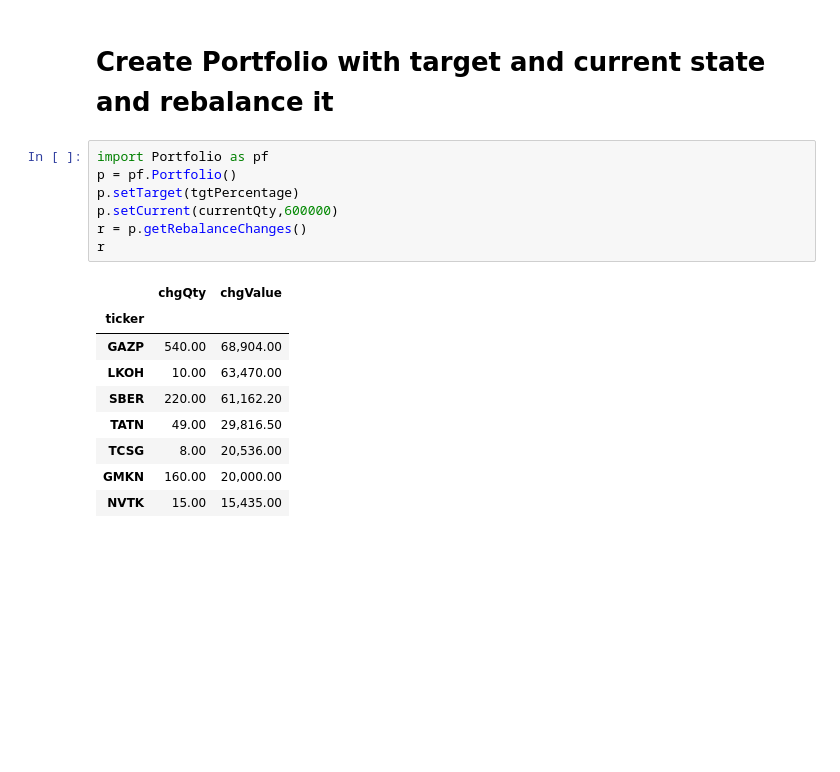
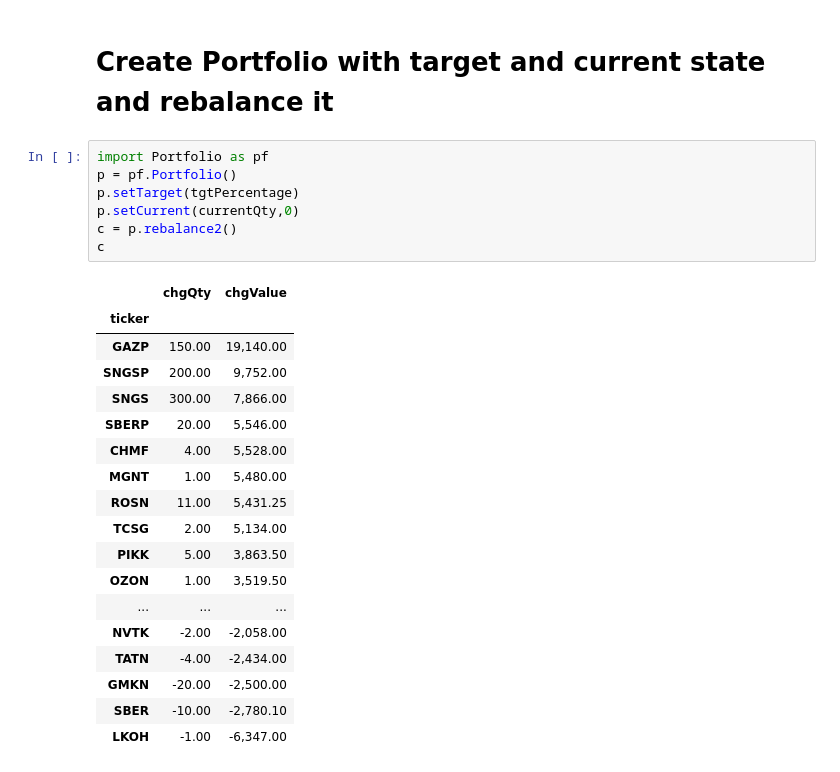
Before and after one commit to valerylobanov/StockRebalancer, a Jupyter notebook: MoexRebalancer.ipynb, the cells around one changed output. Drawn from its saved outputs; the diff is of its cells as text; blank space fills up the shorter version.

```diff
--- a/MoexRebalancer.ipynb
+++ b/MoexRebalancer.ipynb
@@ -39,18 +39,27 @@ currentQty.head()
 # %%
 import Portfolio as pf
 p = pf.Portfolio()
 p.setTarget(tgtPercentage)
-p.setCurrent(currentQty,600000)
-r = p.getRebalanceChanges()
-r
+p.setCurrent(currentQty,0)
+c = p.rebalance2()
+c
 # %% [output]
 |  | chgQty | chgValue |
 | ticker |  |  |
-| GAZP | 540.00 | 68,904.00 |
-| LKOH | 10.00 | 63,470.00 |
-| SBER | 220.00 | 61,162.20 |
-| TATN | 49.00 | 29,816.50 |
-| TCSG | 8.00 | 20,536.00 |
-| GMKN | 160.00 | 20,000.00 |
-| NVTK | 15.00 | 15,435.00 |
+| GAZP | 150.00 | 19,140.00 |
+| SNGSP | 200.00 | 9,752.00 |
+| SNGS | 300.00 | 7,866.00 |
+| SBERP | 20.00 | 5,546.00 |
+| CHMF | 4.00 | 5,528.00 |
+| MGNT | 1.00 | 5,480.00 |
+| ROSN | 11.00 | 5,431.25 |
+| TCSG | 2.00 | 5,134.00 |
+| PIKK | 5.00 | 3,863.50 |
+| OZON | 1.00 | 3,519.50 |
+| ... | ... | ... |
+| NVTK | -2.00 | -2,058.00 |
+| TATN | -4.00 | -2,434.00 |
+| GMKN | -20.00 | -2,500.00 |
+| SBER | -10.00 | -2,780.10 |
+| LKOH | -1.00 | -6,347.00 |
 # %%
```
Also changed, not shown: parts of 7 cells of this notebook, 12 other files.
